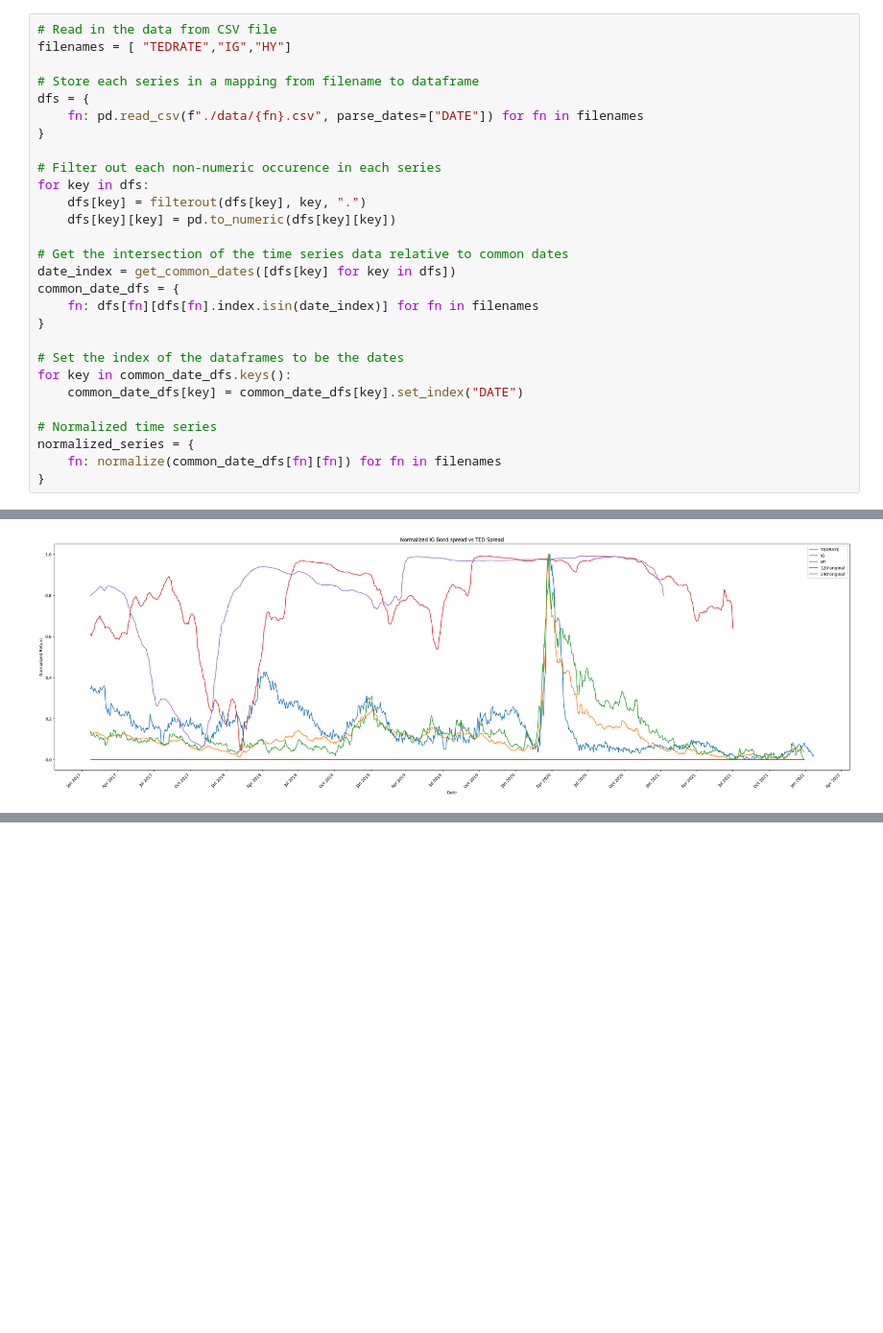
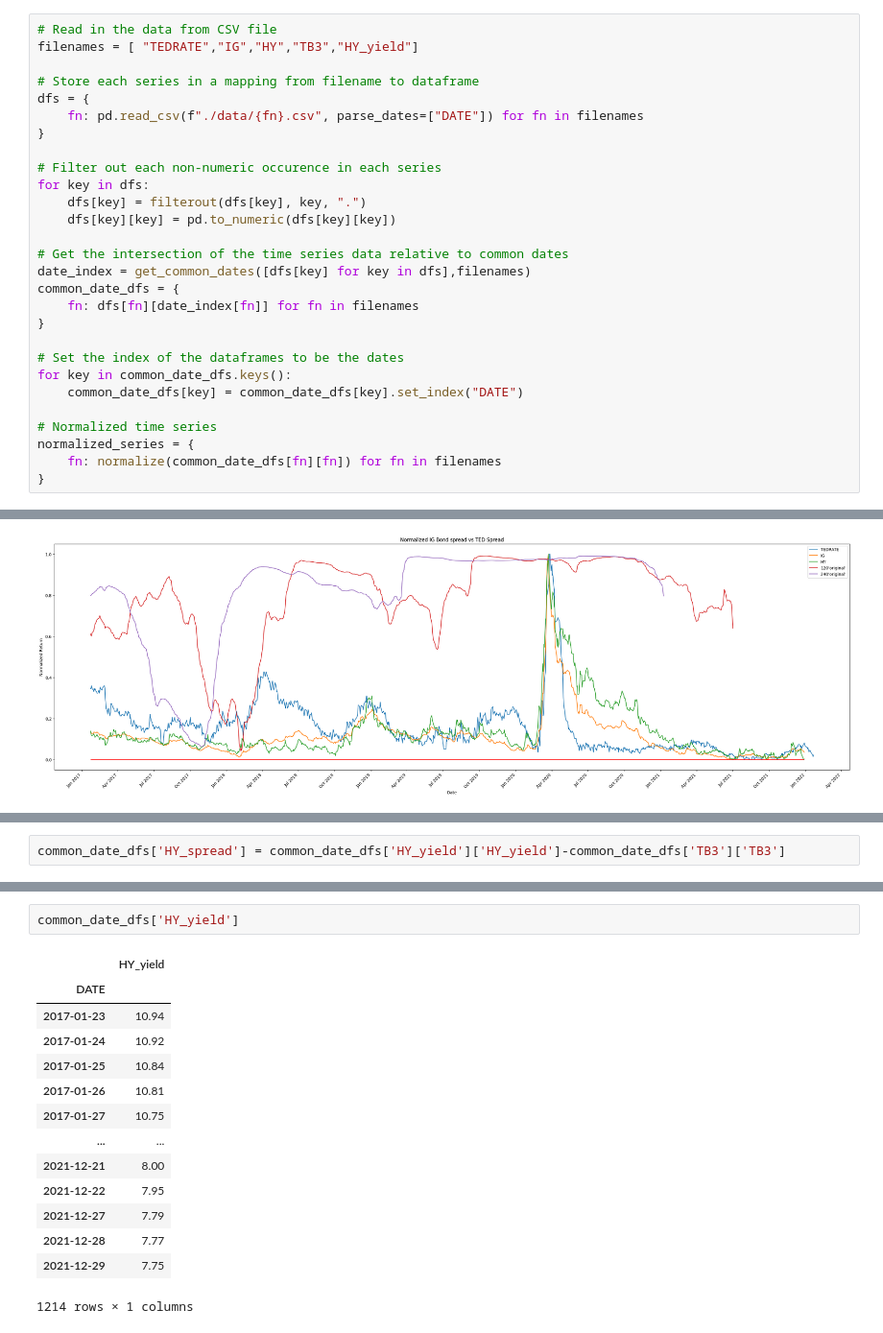
Before and after one commit to DarianNwankwo/orie5640-project1, a Jupyter notebook: data_exploration.ipynb, the cells around one changed output, grey strips where cells are left out. Shown at 96% size. Saved outputs shown, nothing was run; the diff lists cells and outputs as text; blank space fills up the shorter version.

Commit message:
fixed common dates

```diff
--- a/data_exploration.ipynb
+++ b/data_exploration.ipynb
@@ -13,7 +12,7 @@ from matplotlib.dates import MonthLocator, DateFormatter
 from utilities import filterout, normalize, get_common_dates
 # %%
 # Read in the data from CSV file
-filenames = [ "TEDRATE","IG","HY"]
+filenames = [ "TEDRATE","IG","HY","TB3","HY_yield"]
 
 # Store each series in a mapping from filename to dataframe
 dfs = {
@@ -26,9 +25,9 @@ for key in dfs:
     dfs[key][key] = pd.to_numeric(dfs[key][key])
 
 # Get the intersection of the time series data relative to common dates
-date_index = get_common_dates([dfs[key] for key in dfs])
+date_index = get_common_dates([dfs[key] for key in dfs],filenames)
 common_date_dfs = {
-    fn: dfs[fn][dfs[fn].index.isin(date_index)] for fn in filenames
+    fn: dfs[fn][date_index[fn]] for fn in filenames
 }
 
 # Set the index of the dataframes to be the dates
@@ -343,0 +349,2 @@ plt.show()
+# %%
+common_date_dfs['HY_spread'] = common_date_dfs['HY_yield']['HY_yield']-common_date_dfs['TB3']['TB3']
@@ -343,0 +387,17 @@ plt.show()
+# %%
+common_date_dfs['HY_yield']
+# %% [output]
+|  | HY_yield |
+| DATE |  |
+| 2017-01-23 | 10.94 |
+| 2017-01-24 | 10.92 |
+| 2017-01-25 | 10.84 |
+| 2017-01-26 | 10.81 |
+| 2017-01-27 | 10.75 |
+| ... | ... |
+| 2021-12-21 | 8.00 |
+| 2021-12-22 | 7.95 |
+| 2021-12-27 | 7.79 |
+| 2021-12-28 | 7.77 |
+| 2021-12-29 | 7.75 |
+1214 rows × 1 columns
```
Also changed, not shown: parts of 6 cells of this notebook.
